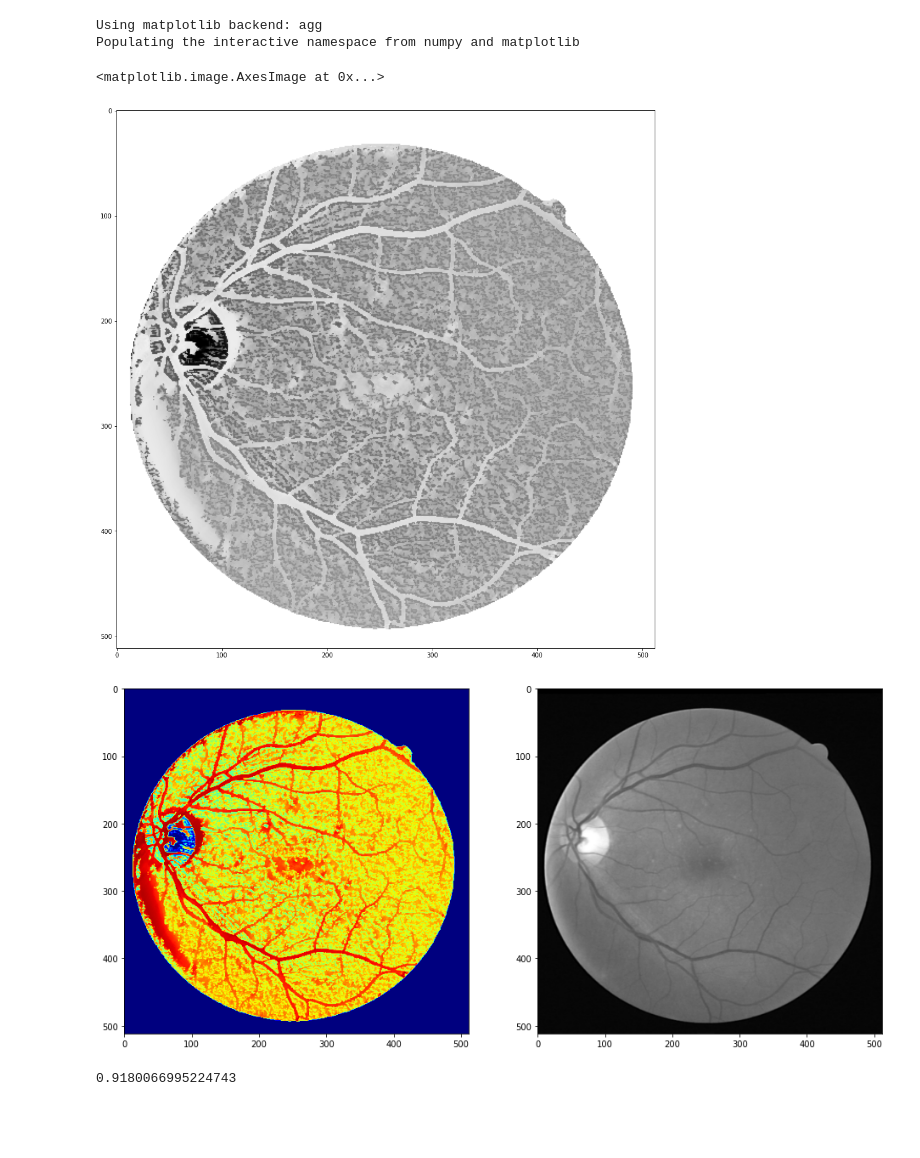
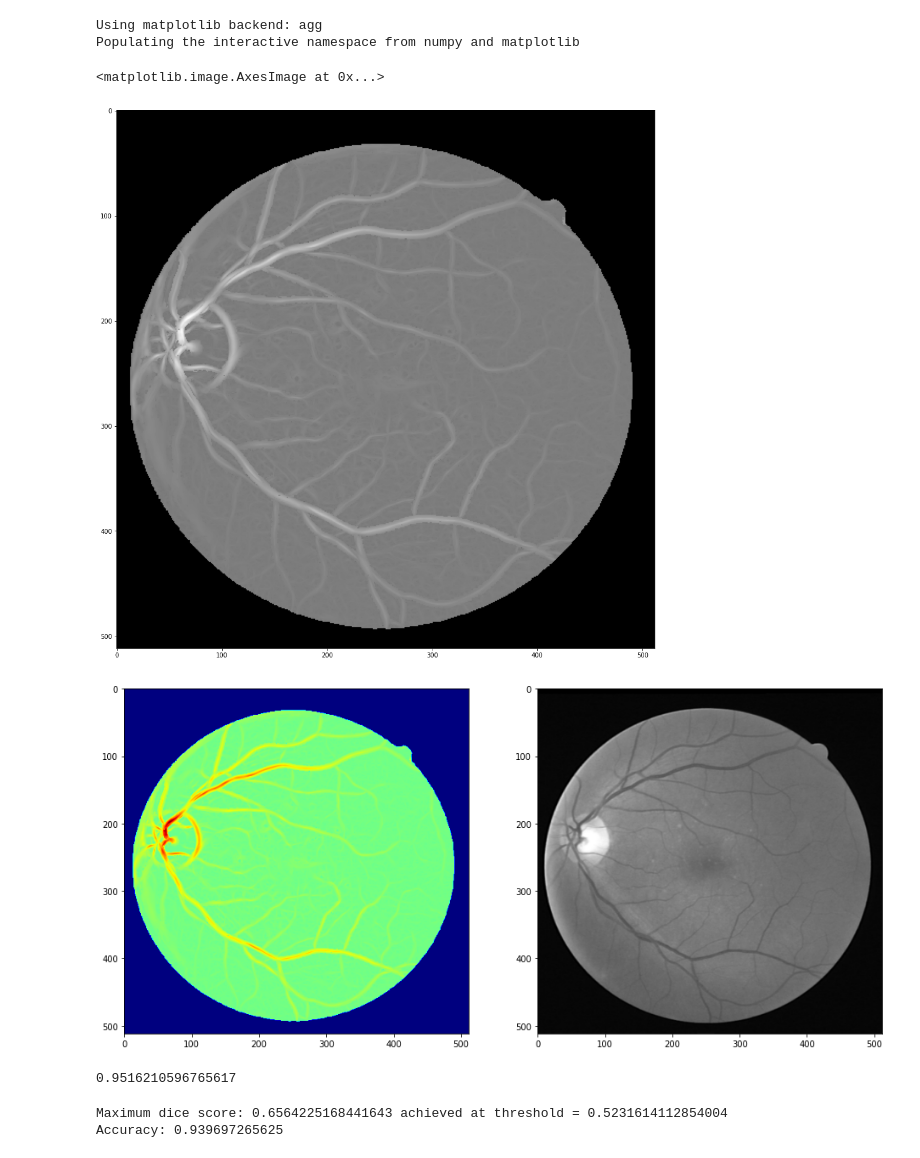
Before and after one commit to batmanlab/vessel-flow-consistency-ssl, a Jupyter notebook: src/Analyse full files.ipynb, the cells around one changed output. Drawn from its saved outputs; the diff is of its cells as text; code cells hidden in the pictures; blank space fills up the shorter version.

```diff
--- a/src/Analyse full files.ipynb
+++ b/src/Analyse full files.ipynb
@@ -18,7 +18,7 @@ Populating the interactive namespace from numpy and matplotlib
 # %%
 filename = 'vesselness.pkl'
 with open(filename, 'rb') as fi:
-    vessels = -pkl.load(fi)
+    vessels = pkl.load(fi)
 
 with open('analysis.pkl', 'rb') as fi:
     data = torch.load(fi)
@@ -30,31 +30,31 @@ plt.figure(figsize=(16, 16))
 plt.imshow(vessels[0, 0], 'gray')
 # %% [output]
 <matplotlib.image.AxesImage at 0x...>
-[figure, old version]
+[figure, new version]
 # %%
 plt.figure(figsize=(16, 16))
 I = 0
 for i in range(I, I+1):
     img = dataset[i]['image'][0].data.cpu().numpy()
     lab = gtdataset[i]['image'][0].data.cpu().numpy()
     lab = (lab > 0.5).astype(int)
     mask = dataset[i]['mask'][0].data.cpu().numpy()
     # Get vesselness
 #     ves = frangi_vesselness(img, i)
     ves = vessels[i, 0]
     ves = (ves - ves.min())/(ves.max() - ves.min())
-    ves = ves * mask
+#     ves = ves * mask
     plt.subplot(121)
     plt.imshow(ves, 'jet')
     plt.subplot(122)
     plt.imshow(img, 'gray')
 #     plt.imshow(ves**(0.5), 'jet')
 #     plt.imshow(ves > np.percentile(ves, 90))
     # plt.savefig('label.png')
 #     auc = AUC(ves, lab)
 #     print(auc)
 # %% [output]
-[figure, old version]
+[figure, new version]
 # %%
 def dice_score(a, b):
     num = 2*a*b
@@ -65,7 +65,7 @@ fpr, tpr, thres = M.roc_curve(lab.reshape(-1), ves.reshape(-1), pos_label=1)
 auc = M.auc(fpr, tpr)
 print(auc)
 # %% [output]
-0.9180066995224743
+0.9516210596765617
 # %%
 dice = []
 for t in thres:
@@ -78,3 +78,9 @@ max_idx = np.argmax(dice)
 max_thres = thres[max_idx]
 max_d = dice[max_idx]
 print("Maximum dice score: {} achieved at threshold = {}".format(max_d, max_thres))
+
+acc = ((ves > max_thres) == lab).mean()
+print("Accuracy: {}".format(acc))
+# %% [output]
+Maximum dice score: 0.6564225168441643 achieved at threshold = 0.5231614112854004
+Accuracy: 0.939697265625
```
Also changed, not shown: parts of 2 cells of this notebook, 16 other files.
